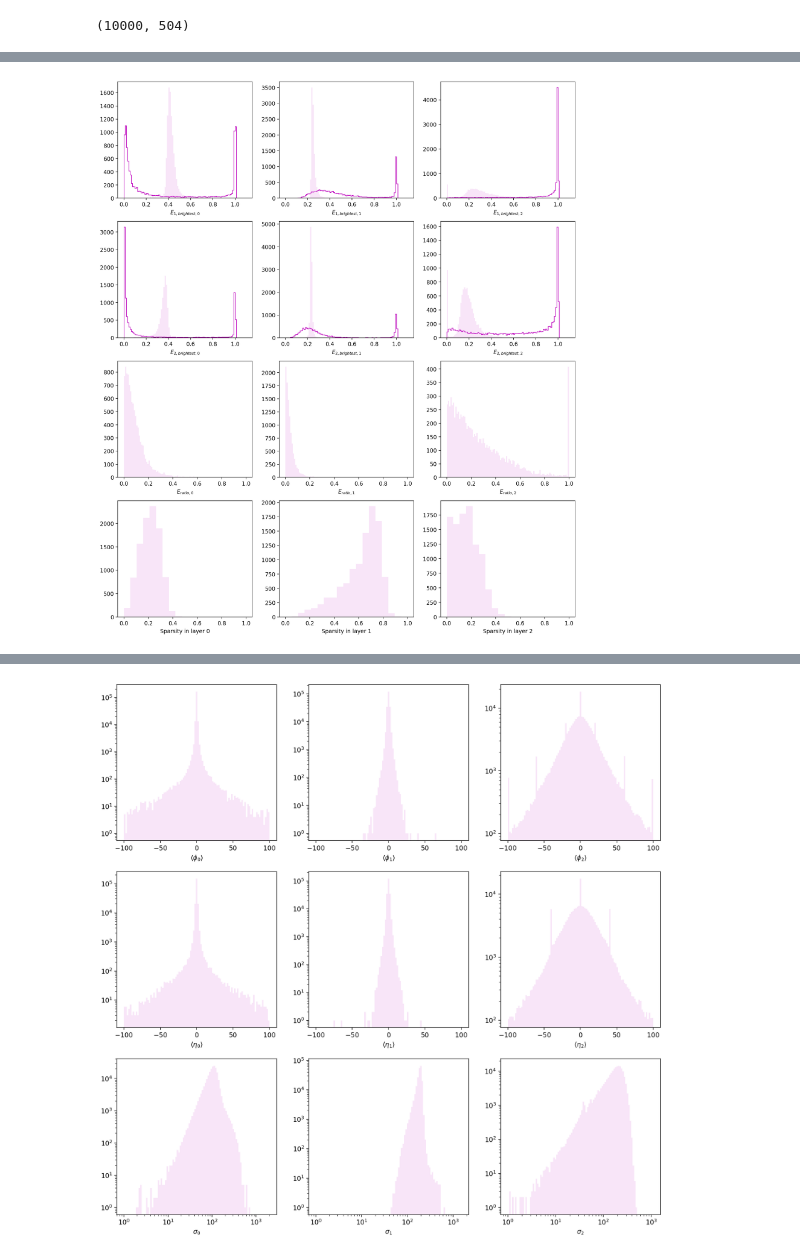
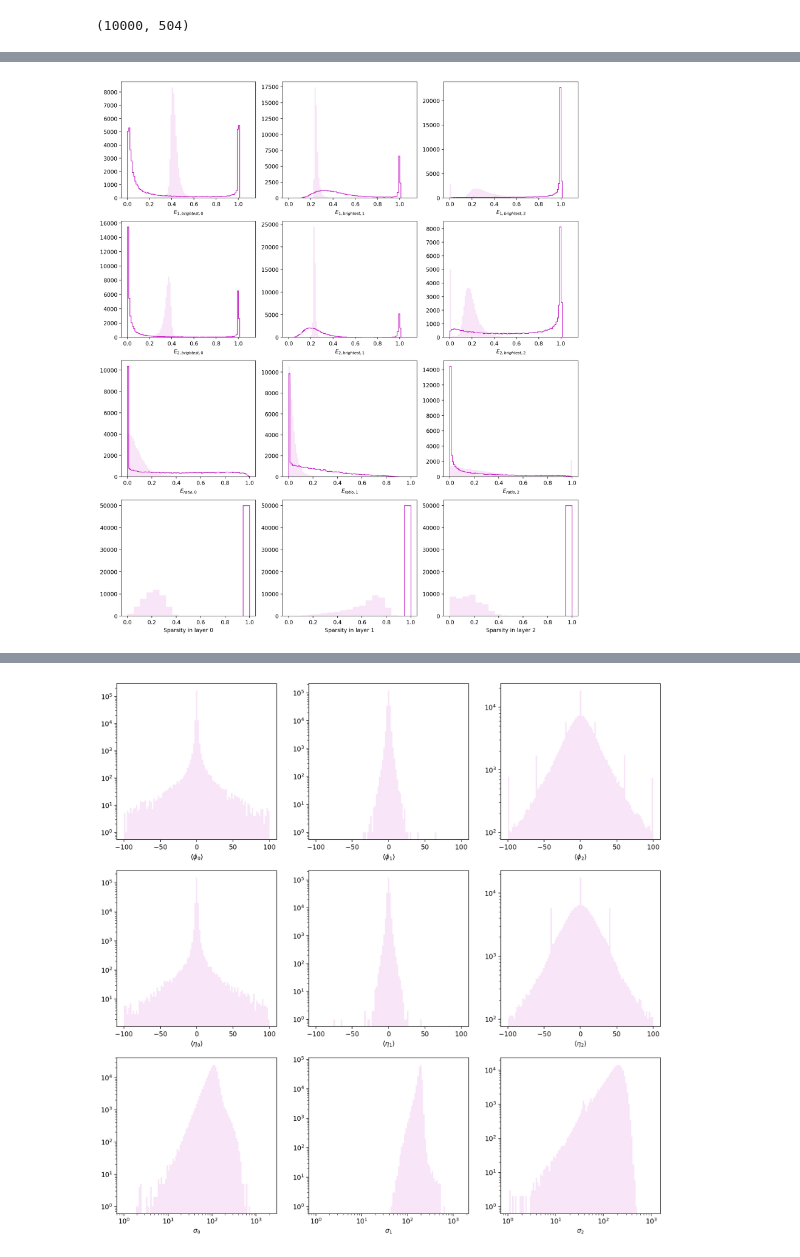
Before and after one commit to haoxing-du/toy-flow, a Jupyter notebook: photon_sampling_all_dims.ipynb, the cells around one changed output, grey strips where cells are left out. Drawn from its saved outputs; the diff is of its cells as text; code cells hidden in the pictures.

Commit message:
cleaned up flow1 code and progress on flow2

```diff
--- a/photon_sampling_all_dims.ipynb
+++ b/photon_sampling_all_dims.ipynb
@@ -77,3 +79,0 @@ layer0[10]
-# %%
-plt.rcParams["figure.figsize"] = (3,3)
-plt.imshow(layer0_voxel[10], aspect='auto')
@@ -251,6 +248,8 @@ class FFJORD(keras.Model):
         loss = self.log_loss(data,cond)
         self.loss_tracker.update_state(loss)
         return {"loss": self.loss_tracker.result()}
+# %%
+energy_voxel[energy_voxel > 1] = 1
 # %%
 def preprocess_flow2(N, layer0, layer1, layer2, energy, energy_voxel, alpha):
     #print(N, layer0, layer1, layer2, energy, alpha)
@@ -379,20 +382,19 @@ def postprocess_flow2(v, alpha):
     voxels = (alpha - x)/(2*alpha - 1)
     return voxels
 # %%
-import time
-start = time.time()
+%%time
+
 energies_scaled = data_flow2[:,-5:-1]
 
-n = 10000
+n = 50000
 
 #Sample the learned distribution
-with tf.device('/cpu:0'):
-    v_samples = model.flow.sample(
-        n,
-        bijector_kwargs=make_bijector_kwargs(
-            model.flow.bijector, {'bijector.': {'conditional_input': energies_scaled[:n]}})
-    )
-print(f"Sampling took: {time.time()-start} seconds.")
+#with tf.device('/cpu:0'):
+v_samples = model.flow.sample(
+    n,
+    bijector_kwargs=make_bijector_kwargs(
+        model.flow.bijector, {'bijector.': {'conditional_input': energies_scaled[:n]}})
+)
 
-voxels_sampled = postprocess_flow2(v_samples, alpha)
+voxels_sampled_1 = postprocess_flow2(v_samples, alpha)
 # %% [output]
@@ -447,6 +514,8 @@ def plot_flow2_hists(energy_voxel, voxels_sampled):
     E2b0s, E2b1s, E2b2s = [], [], []
     Eratio0, Eratio1, Eratio2 = [], [], []
     spar0, spar1, spar2 = [], [], []
+    Eratio0s, Eratio1s, Eratio2s = [], [], []
+    spar0s, spar1s, spar2s = [], [], []
     for voxels in energy_voxel:
         l0 = np.sort(voxels[:288])
         l1 = np.sort(voxels[288:432])
@@ -474,6 +543,12 @@ def plot_flow2_hists(energy_voxel, voxels_sampled):
         E2b0s.append(l0[-2])
         E2b1s.append(l1[-2])
         E2b2s.append(l2[-2])
+        Eratio0s.append((l0[-1] - l0[-2])/(l0[-1] + l0[-2]))
+        Eratio1s.append((l1[-1] - l1[-2])/(l1[-1] + l1[-2]))
+        Eratio2s.append((l2[-1] - l2[-2])/(l2[-1] + l2[-2]))
+        spar0s.append(np.count_nonzero(l0)/288)
+        spar1s.append(np.count_nonzero(l1)/144)
+        spar2s.append(np.count_nonzero(l2)/72)
 
     plt.subplot(431)
     #plt.hist(E1b0s)
@@ -493,32 +568,39 @@ def plot_flow2_hists(energy_voxel, voxels_sampled):
     plt.hist(E2b0s, bins=np.linspace(0,1.1,100), color='m', histtype='step')
     plt.xlabel("$E_{2,brightest,0}$")
     plt.subplot(435)
     plt.hist(E2b1, bins=np.linspace(0,1.1,100), color='m', alpha=0.1)
     plt.hist(E2b1s, bins=np.linspace(0,1.1,100), color='m', histtype='step')
     plt.xlabel("$E_{2,brightest,1}$")
     plt.subplot(436)
     plt.hist(E2b2, bins=np.linspace(0,1.1,100), color='m', alpha=0.1)
     plt.hist(E2b2s, bins=np.linspace(0,1.1,100), color='m', histtype='step')
     plt.xlabel("$E_{2,brightest,2}$")
     plt.subplot(437)
     plt.hist(Eratio0, bins=np.linspace(0,1,100), color='m', alpha=0.1)
+    plt.hist(Eratio0s, bins=np.linspace(0,1,100), color='m', histtype='step')
     plt.xlabel("$E_{ratio,0}$")
     plt.subplot(438)
     plt.hist(Eratio1, bins=np.linspace(0,1,100), color='m', alpha=0.1)
+    plt.hist(Eratio1s, bins=np.linspace(0,1,100), color='m', histtype='step')
     plt.xlabel("$E_{ratio,1}$")
     plt.subplot(439)
     plt.hist(Eratio2, bins=np.linspace(0,1,100), color='m', alpha=0.1)
+    plt.hist(Eratio2s, bins=np.linspace(0,1,100), color='m', histtype='step')
     plt.xlabel("$E_{ratio,2}$")
     plt.subplot(4,3,10)
     plt.hist(spar0, bins=np.linspace(0,1,20), color='m', alpha=0.1)
+    plt.hist(spar0s, bins=np.linspace(0,1,20), color='m', histtype='step')
     plt.xlabel("Sparsity in layer 0")
     plt.subplot(4,3,11)
     plt.hist(spar1, bins=np.linspace(0,1,20), color='m', alpha=0.1)
+    plt.hist(spar1s, bins=np.linspace(0,1,20), color='m', histtype='step')
     plt.xlabel("Sparsity in layer 1")
     plt.subplot(4,3,12)
     plt.hist(spar2, bins=np.linspace(0,1,20), color='m', alpha=0.1)
+    plt.hist(spar2s, bins=np.linspace(0,1,20), color='m', histtype='step')
     plt.xlabel("Sparsity in layer 2")
 
-plot_flow2_hists(energy_voxel[:10000], voxels_sampled)
+plot_flow2_hists(energy_voxel[:n], voxels_sampled)
+#plot_flow2_hists(voxels_sampled, voxels_sampled_222)
 # %% [output]
-[figure, old version]
+[figure, new version]
```
Also changed, not shown: parts of 21 cells of this notebook, 1 other file.
